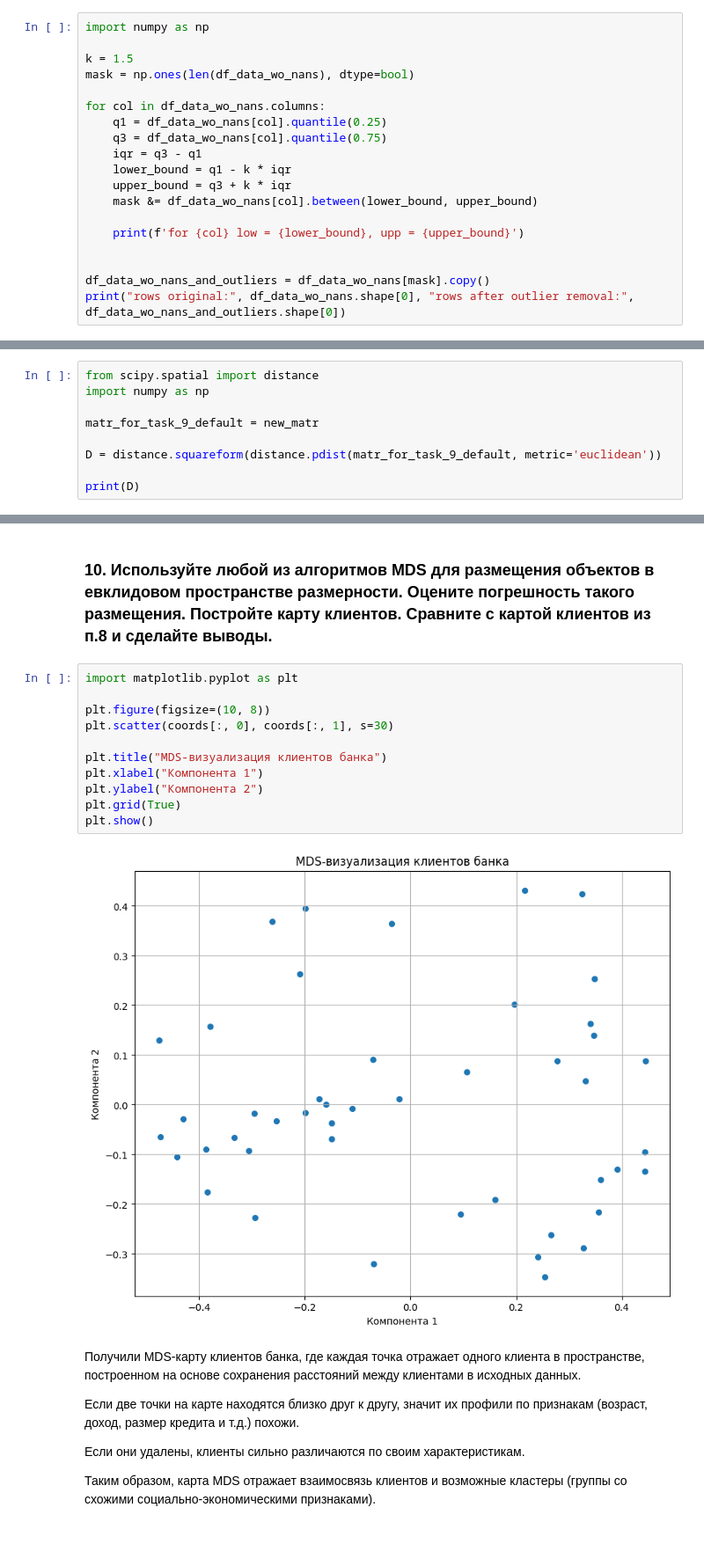
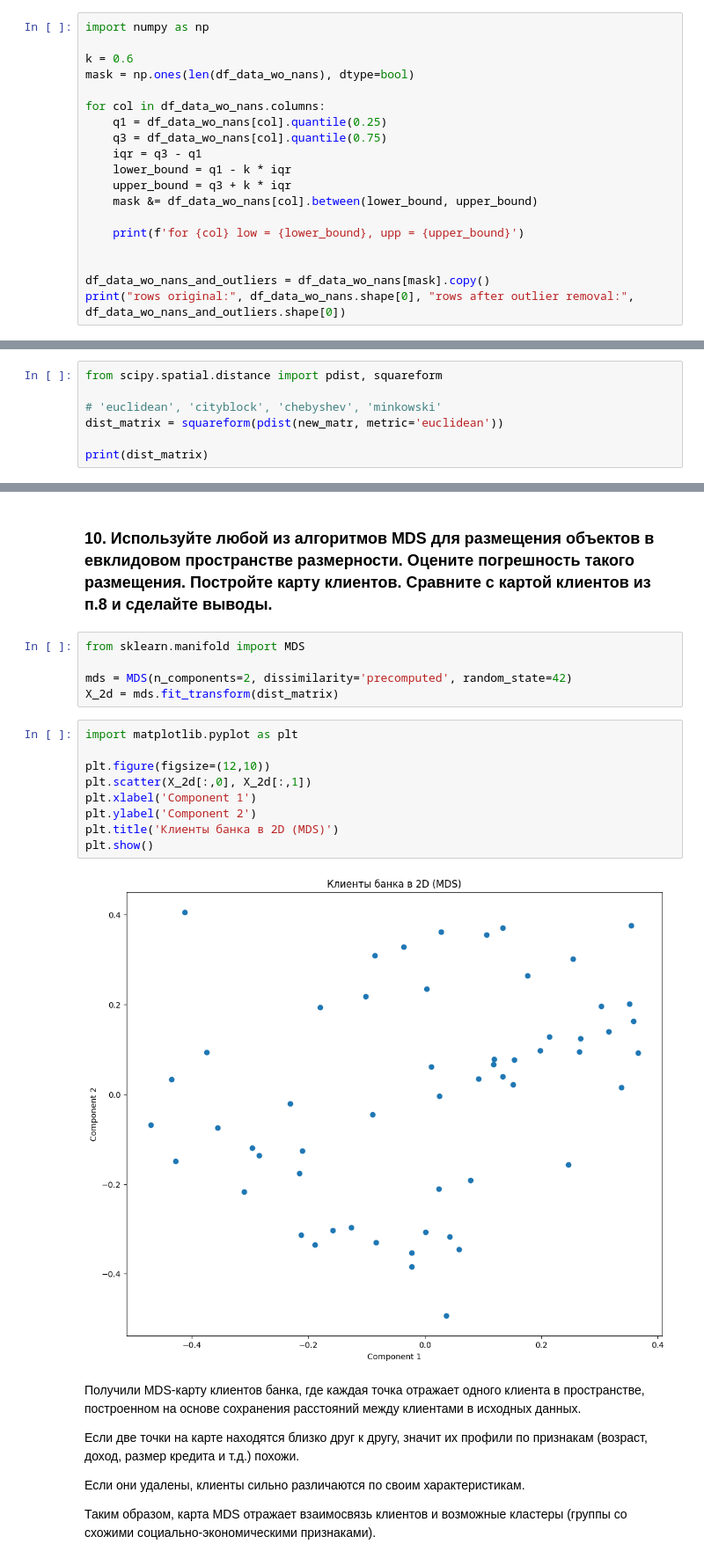
Before and after one commit to DanKolganov/HSE_Kalygin_first_HW, a Jupyter notebook: hw_1.ipynb, the cells around one changed output, grey strips where cells are left out. Shown: that part at 88% size. Cells and saved outputs as stored; diff of their text form; blank space fills up the shorter version.

```diff
--- a/hw_1.ipynb
+++ b/hw_1.ipynb
@@ -339,7 +339,7 @@ df_data_wo_nans = pd.DataFrame(df_data_wo_nans)
 # %%
 import numpy as np
 
-k = 1.5
+k = 0.6
 mask = np.ones(len(df_data_wo_nans), dtype=bool)
 
 for col in df_data_wo_nans.columns:
@@ -815,12 +893,10 @@ $$
 # %% [markdown]
 ### 9. Вычислите расстояние между клиентами любым понравившемся вам способом (расстояние Чебышева, Манхэттенских кварталов, Минковского). Проверьте, можно ли клиентов банка поместить в евклидово пространство размерности 2 с сохранением всех расстояний между клиентами.
 # %%
-from scipy.spatial import distance
-import numpy as np
+from scipy.spatial.distance import pdist, squareform
 
-matr_for_task_9_default = new_matr
+# 'euclidean', 'cityblock', 'chebyshev', 'minkowski'
+dist_matrix = squareform(pdist(new_matr, metric='euclidean'))
 
-D = distance.squareform(distance.pdist(matr_for_task_9_default, metric='euclidean'))
-
-print(D)
+print(dist_matrix)
 # %% [output]
@@ -885,19 +1006,22 @@ $$
 #### Вычислим расстояние (прикольно взять Манхэтэнское). Оценивать по погрешности (стрессу). Какой вывод - в точности сохранить расстояние не получится. Матрица расстояний D = d(i,j). Ищем такие Xi, чтобы норма расстояний Xi - Xk в точности равнялась d(i,j). MDS решает задачу оптимизации.
 # %% [markdown]
 ### 10. Используйте любой из алгоритмов MDS для размещения объектов в евклидовом пространстве размерности. Оцените погрешность такого размещения. Постройте карту клиентов. Сравните с картой клиентов из п.8 и сделайте выводы.
+# %%
+from sklearn.manifold import MDS
+
+mds = MDS(n_components=2, dissimilarity='precomputed', random_state=42)
+X_2d = mds.fit_transform(dist_matrix)
 # %%
 import matplotlib.pyplot as plt
 
-plt.figure(figsize=(10, 8))
-plt.scatter(coords[:, 0], coords[:, 1], s=30)
-
-plt.title("MDS-визуализация клиентов банка")
-plt.xlabel("Компонента 1")
-plt.ylabel("Компонента 2")
-plt.grid(True)
+plt.figure(figsize=(12,10))
+plt.scatter(X_2d[:,0], X_2d[:,1])
+plt.xlabel('Component 1')
+plt.ylabel('Component 2')
+plt.title('Клиенты банка в 2D (MDS)')
 plt.show()
 # %% [output]
-[figure, old version]
+[figure, new version]
 # %% [markdown]
 Получили MDS-карту клиентов банка, где каждая точка отражает одного клиента в пространстве, построенном на основе сохранения расстояний между клиентами в исходных данных.
 
```
Also changed, not shown: parts of 29 cells of this notebook.
